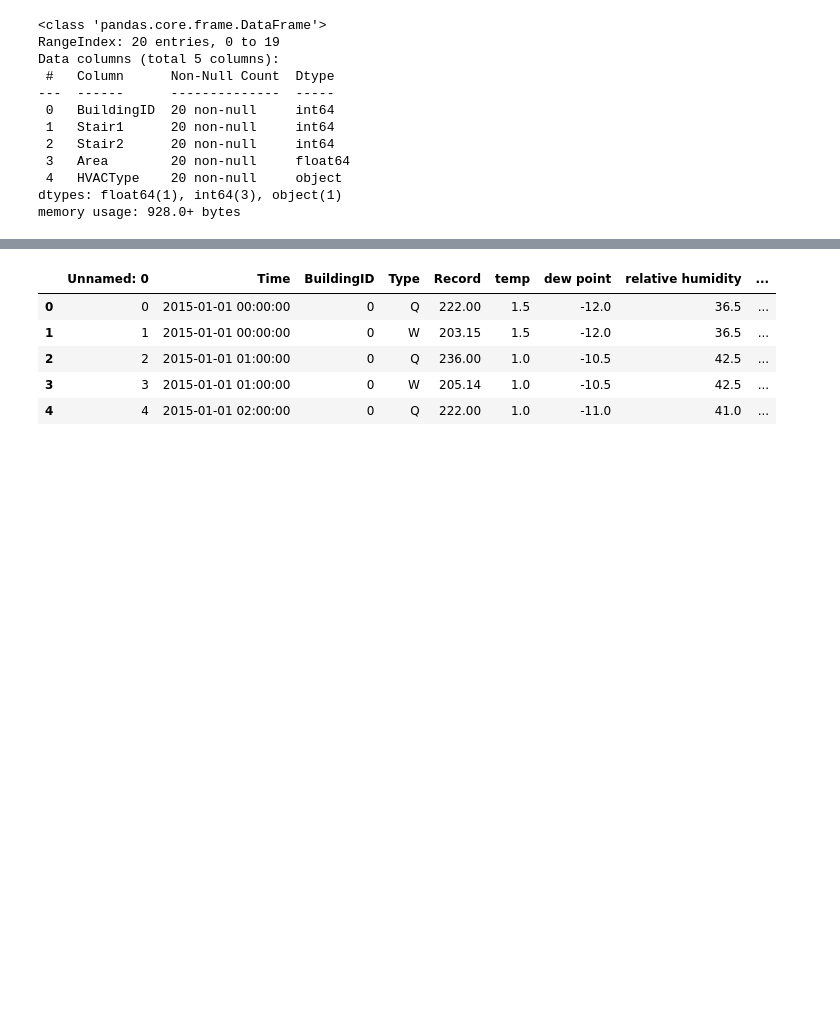
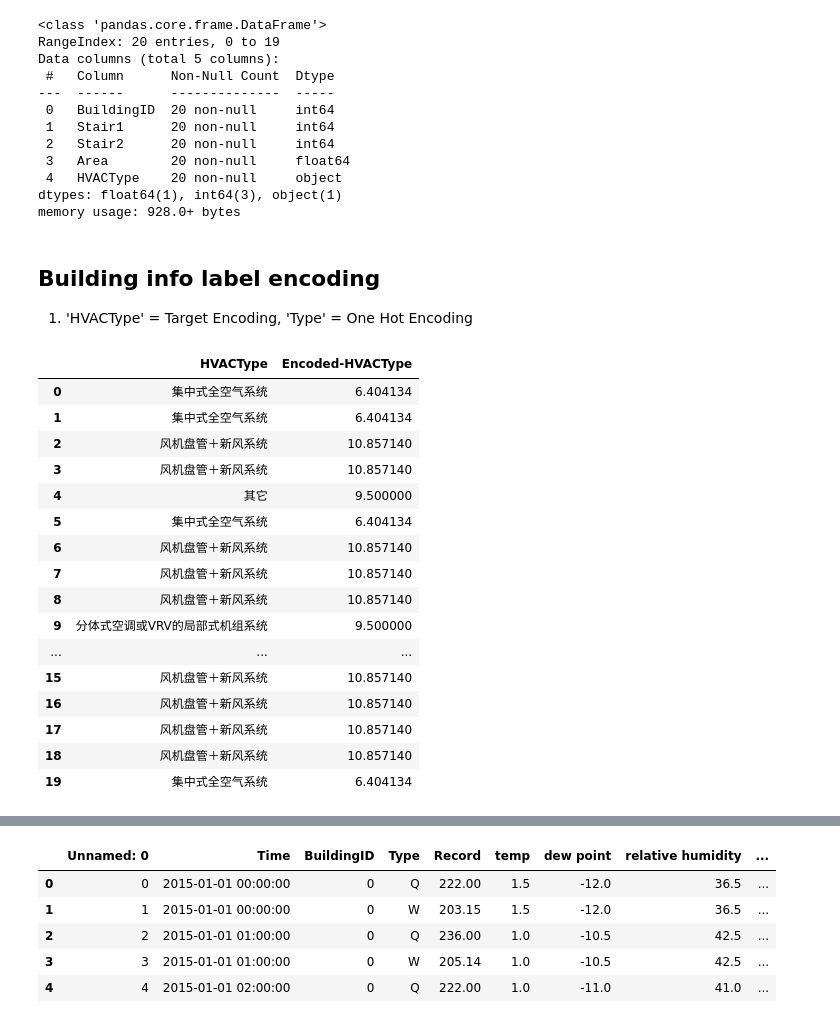
Before and after one commit to MZhangNan/energyconsumption, a Jupyter notebook: Explore_Merged_Data.ipynb, the cells around one changed output, grey strips where cells are left out. Cells and saved outputs as stored; diff of their text form; code cells hidden in the pictures; blank space fills up the shorter version.

```diff
--- a/Explore_Merged_Data.ipynb
+++ b/Explore_Merged_Data.ipynb
@@ -49,3 +49,6 @@ Data columns (total 5 columns):
  4   HVACType    20 non-null     object
 dtypes: float64(1), int64(3), object(1)
 memory usage: 928.0+ bytes
+# %% [markdown]
+## Building info label encoding
+1. 'HVACType' = Target Encoding, 'Type' = One Hot Encoding
@@ -51,0 +58,23 @@ memory usage: 928.0+ bytes
+# %%
+encoder = TargetEncoder()
+building_info_data['Encoded-HVACType'] = encoder.fit_transform(building_info_data['HVACType'], building_info_data['BuildingID'])
+# %%
+building_info_data.loc[:, ['HVACType','Encoded-HVACType']]
+# %% [output]
+|  | HVACType | Encoded-HVACType |
+| 0 | 集中式全空气系统 | 6.404134 |
+| 1 | 集中式全空气系统 | 6.404134 |
+| 2 | 风机盘管＋新风系统 | 10.857140 |
+| 3 | 风机盘管＋新风系统 | 10.857140 |
+| 4 | 其它 | 9.500000 |
+| 5 | 集中式全空气系统 | 6.404134 |
+| 6 | 风机盘管＋新风系统 | 10.857140 |
+| 7 | 风机盘管＋新风系统 | 10.857140 |
+| 8 | 风机盘管＋新风系统 | 10.857140 |
+| 9 | 分体式空调或VRV的局部式机组系统 | 9.500000 |
+| ... | ... | ... |
+| 15 | 风机盘管＋新风系统 | 10.857140 |
+| 16 | 风机盘管＋新风系统 | 10.857140 |
+| 17 | 风机盘管＋新风系统 | 10.857140 |
+| 18 | 风机盘管＋新风系统 | 10.857140 |
+| 19 | 集中式全空气系统 | 6.404134 |
```
Also changed, not shown: parts of 22 cells of this notebook.
